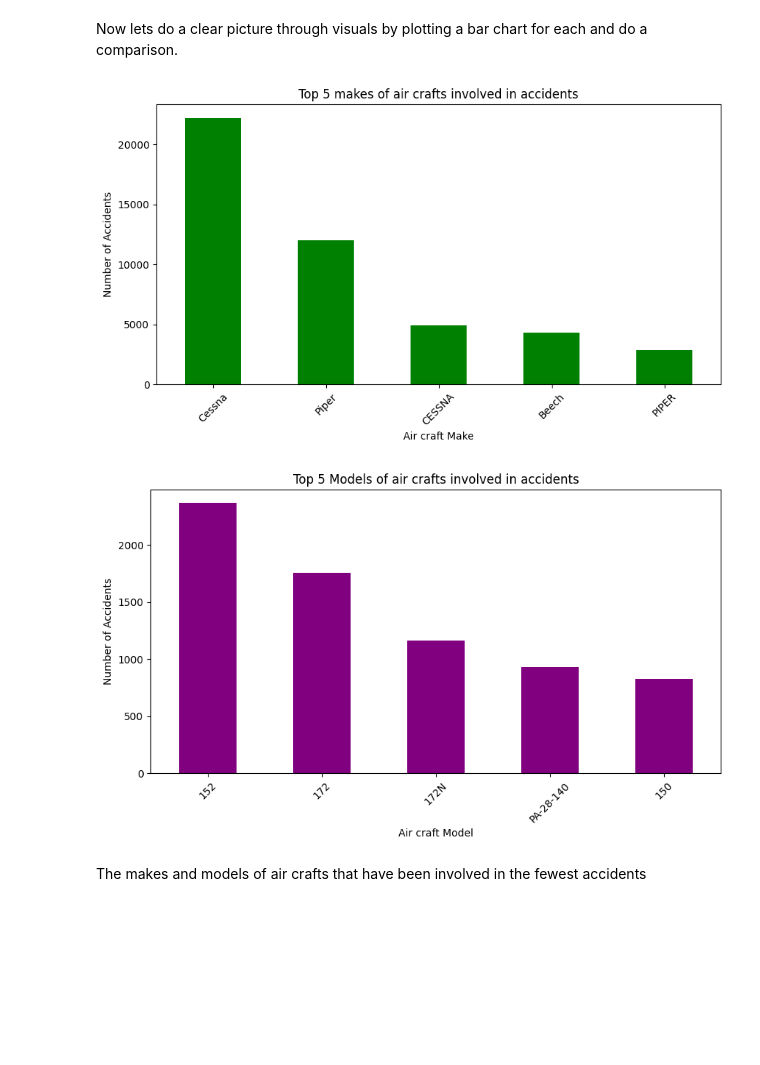
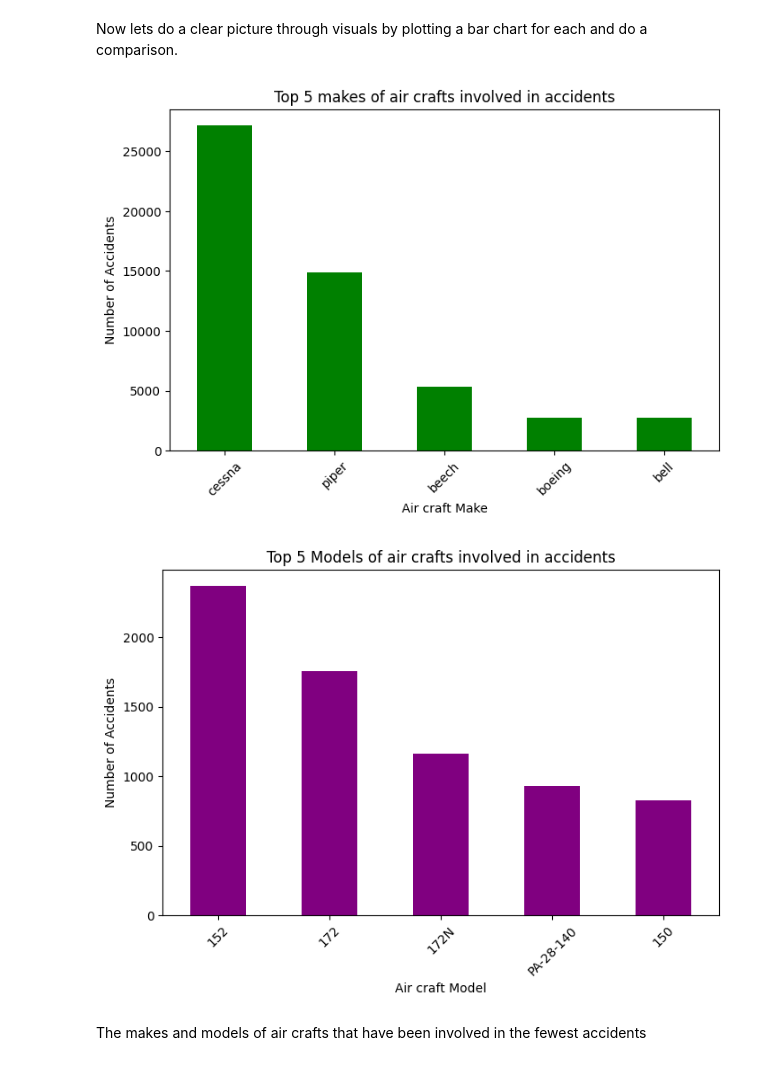
Before and after one commit to msnjerig/End_of_Phase1_Project_Gachie, a Jupyter notebook: index.ipynb, the cells around one changed output. Cells and saved outputs as stored; diff of their text form; code cells hidden in the pictures; blank space fills up the shorter version.

Commit message:
finished data analysis

```diff
--- a/index.ipynb
+++ b/index.ipynb
@@ -164,0 +167,3 @@ From the above characteristics, we have columns which are highly missing data an
+# %%
+data_df['Make'] = data_df['Make'].str.lower()
+data_df['Make'].head(5)
@@ -216,25 +228,25 @@ Name: count, dtype: int64
 Now lets do a clear picture through visuals by plotting a bar chart for each and do a comparison.
 # %%
 # plot for makes
-plt.figure(figsize=(10, 5))
+plt.figure(figsize=(8, 5))
 top_5_makes.plot(kind="bar", color='green')
 plt.title("Top 5 makes of air crafts involved in accidents")
 plt.xlabel("Air craft Make")
 plt.ylabel("Number of Accidents")
 plt.xticks(rotation=45)
 
 # plot for models
-plt.figure(figsize=(10, 5))
+plt.figure(figsize=(8, 5))
 top_5_models.plot(kind="bar", color="purple")
 plt.title("Top 5 Models of air crafts involved in accidents")
 plt.xlabel("Air craft Model")
 plt.ylabel("Number of Accidents")
 plt.xticks(rotation=45)
 
 plt.show()
 # %% [output]
-[figure, old version]
+[figure, new version]
-[figure, old version]
+[figure, new version]
 # %% [markdown]
 The makes and models of air crafts that have been involved in the fewest accidents
 # %%
```
Also changed, not shown: parts of 10 cells of this notebook.
